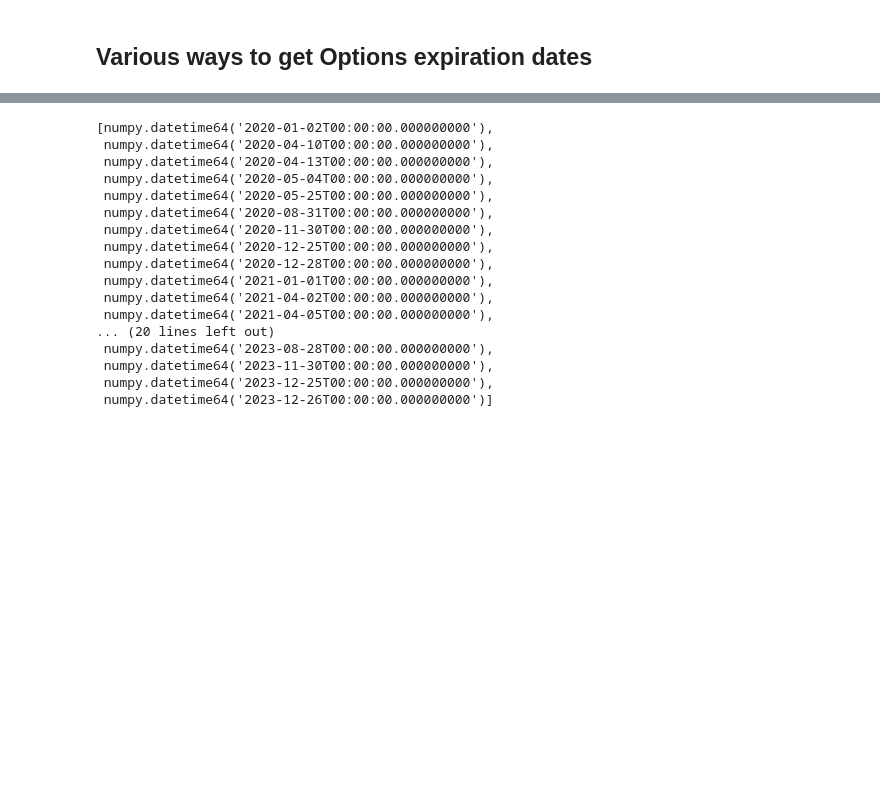
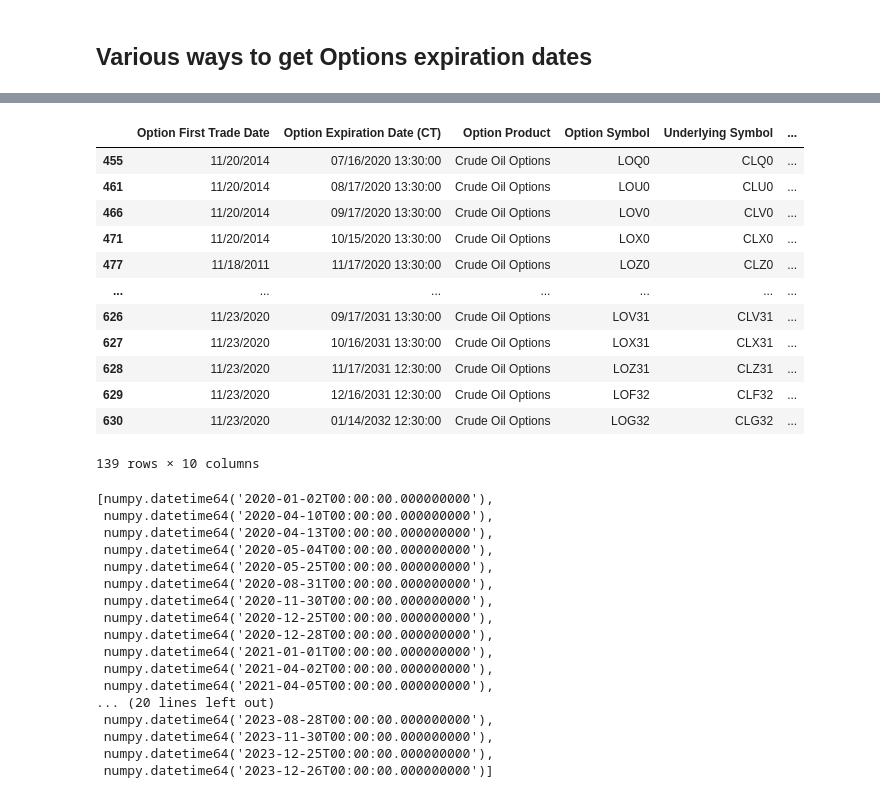
Before and after one commit to bgithub1/barchartacs, a Jupyter notebook: barchartacs/expiry_dates.ipynb, the cells around one changed output, grey strips where cells are left out. Drawn from its saved outputs; the diff is of its cells as text; code cells hidden in the pictures; blank space fills up the shorter version.

```diff
--- a/barchartacs/expiry_dates.ipynb
+++ b/barchartacs/expiry_dates.ipynb
@@ -49,10 +61,24 @@ sac.goto("https://cmegroup-tools.quikstrike.net/User/QuikStrikeView.aspx?viewite
 # %%
-df_eee_all = None
-for i in tqdm(range(1,7)):
-    url = f'https://cmegroup-tools.quikstrike.net/User/Export/CME/ExpirationCalendar.aspx?GroupId={i}'
-    df_eee_temp = pd.read_csv(url)
-    if df_eee_all is None:
-        df_eee_all = df_eee_temp.copy()
-    else:
-        df_eee_all = df_eee_all.append(df_eee_temp,ignore_index=True)
-    df_eee_all.index = list(range(len(df_eee_all)))
+def get_cme_expiries():
+    df_eee_all = None
+    for i in tqdm(range(1,7)):
+        url = f'https://cmegroup-tools.quikstrike.net/User/Export/CME/ExpirationCalendar.aspx?GroupId={i}'
+        df_eee_temp = pd.read_csv(url)
+        if df_eee_all is None:
+            df_eee_all = df_eee_temp.copy()
+        else:
+            df_eee_all = df_eee_all.append(df_eee_temp,ignore_index=True)
+        df_eee_all.index = list(range(len(df_eee_all)))
+
+    oexps = [s[:10] for s in df_eee_all['Option Expiration Date (CT)'].values]
+    exp_dts = [datetime.datetime.strptime(str_date,'%m/%d/%Y') for str_date in oexps]
+    df_eee_all['option_expiry'] = exp_dts
+
+    unexps = ['01/01/1900' if 'nan' in str(s).lower() else s[:10] for s in df_eee_all['Underlying Expiration Date (CT)'].values]
+    unexp_dts = [datetime.datetime.strptime(str_date,'%m/%d/%Y') for str_date in unexps]
+    df_eee_all['underlying_expiry'] = unexp_dts
+
+    df_eee_all['underlying_symbol'] = df_eee_all.apply(get_full_underlying_symbol,axis=1)
+    opsym_lambda = lambda r:get_full_option_symbol(r,underlying_col='underlying_symbol')
+    df_eee_all['option_symbol'] = df_eee_all.apply(opsym_lambda,axis=1)
+    return df_eee_all
@@ -101,3 +87,20 @@ df_eee_all[~df_eee_all['Option Symbol'].isna()]
+# %%
+yy = '{2}'
+df_cme_expiry[df_cme_expiry.option_symbol.str.contains(f'LO[{MONTH_CODES}][0-9]{yy}$')]
+# %% [output]
+|  | Option First Trade Date | Option Expiration Date (CT) | Option Product | Option Symbol | Underlying Symbol | ... |
+| 455 | 11/20/2014 | 07/16/2020 13:30:00 | Crude Oil Options | LOQ0 | CLQ0 | ... |
+| 461 | 11/20/2014 | 08/17/2020 13:30:00 | Crude Oil Options | LOU0 | CLU0 | ... |
+| 466 | 11/20/2014 | 09/17/2020 13:30:00 | Crude Oil Options | LOV0 | CLV0 | ... |
+| 471 | 11/20/2014 | 10/15/2020 13:30:00 | Crude Oil Options | LOX0 | CLX0 | ... |
+| 477 | 11/18/2011 | 11/17/2020 13:30:00 | Crude Oil Options | LOZ0 | CLZ0 | ... |
+| ... | ... | ... | ... | ... | ... | ... |
+| 626 | 11/23/2020 | 09/17/2031 13:30:00 | Crude Oil Options | LOV31 | CLV31 | ... |
+| 627 | 11/23/2020 | 10/16/2031 13:30:00 | Crude Oil Options | LOX31 | CLX31 | ... |
+| 628 | 11/23/2020 | 11/17/2031 12:30:00 | Crude Oil Options | LOZ31 | CLZ31 | ... |
+| 629 | 11/23/2020 | 12/16/2031 12:30:00 | Crude Oil Options | LOF32 | CLF32 | ... |
+| 630 | 11/23/2020 | 01/14/2032 12:30:00 | Crude Oil Options | LOG32 | CLG32 | ... |
+139 rows × 10 columns
 # %%
 uk_holidays = open('expiration_data/uk_holidays.csv').readlines()
 # uksplit = [','.join([t.strip('\n') for t in l.split(',')]) for l in  uk_holidays]
```
Also changed, not shown: parts of 22 cells of this notebook, 2 other files.
